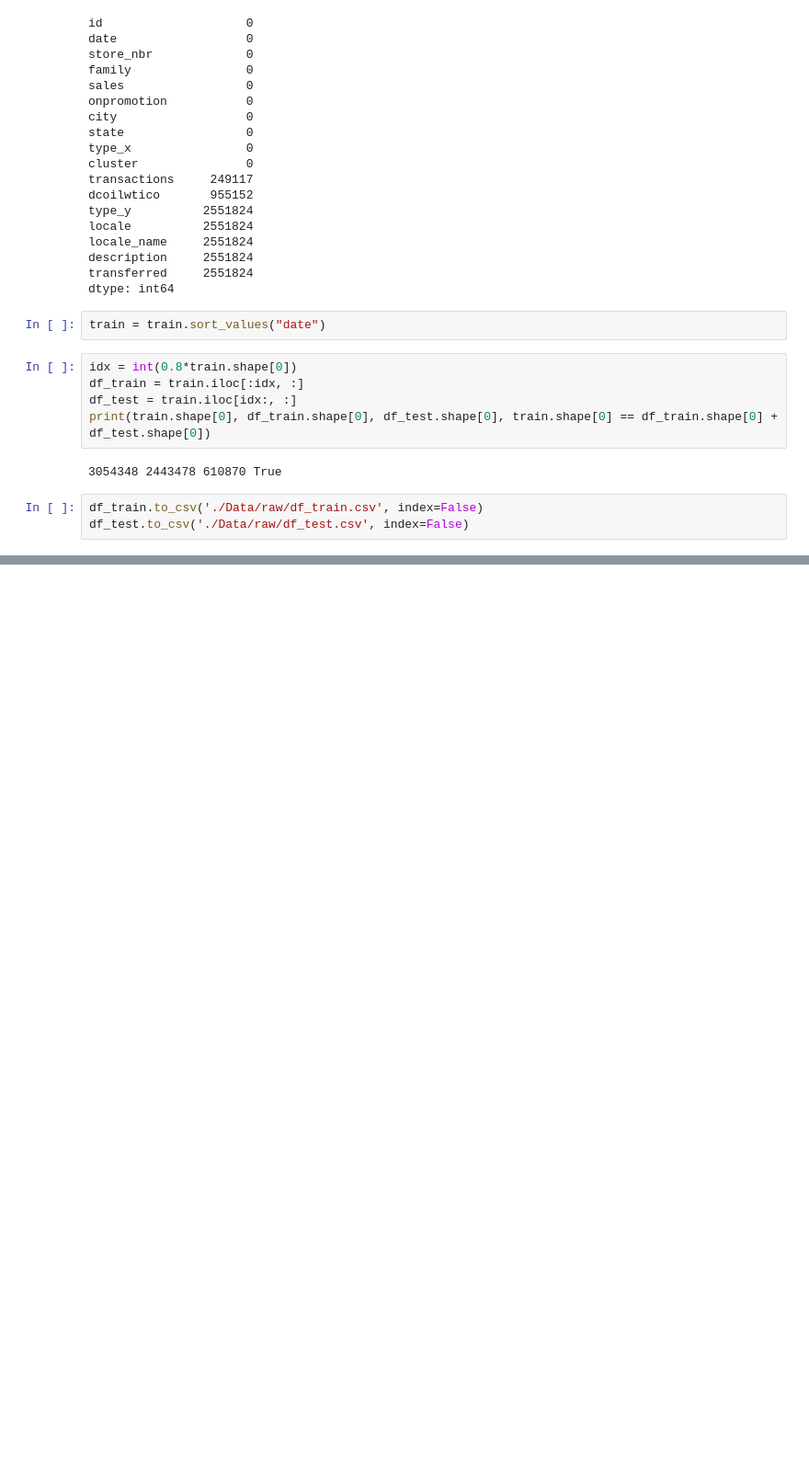
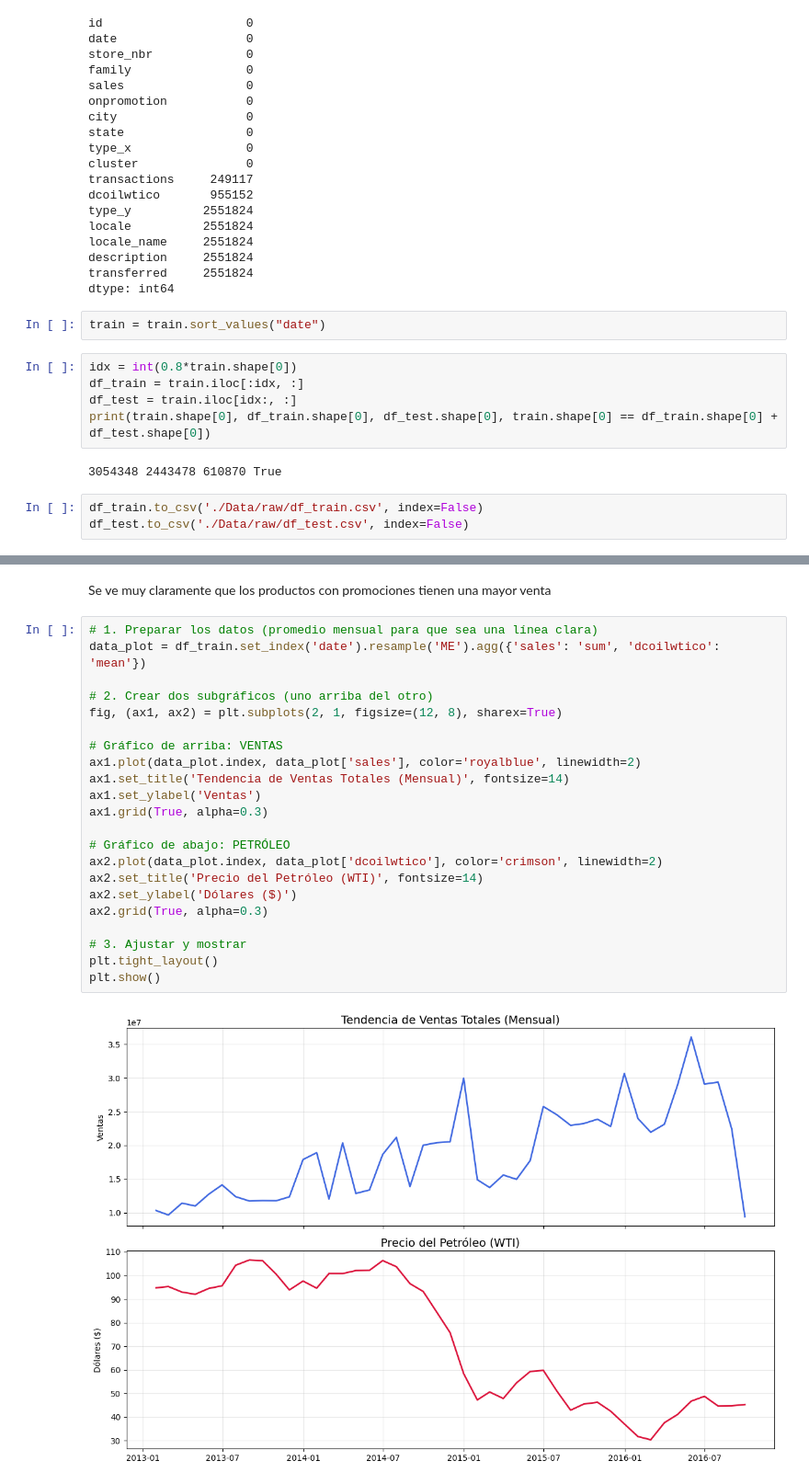
Before and after one commit to yiyinZhou/trabajo_final_PML, a Jupyter notebook: EDA.ipynb, the cells around one changed output, grey strips where cells are left out. Shown at 92% size. Saved outputs shown, nothing was run; the diff lists cells and outputs as text; blank space fills up the shorter version.

```diff
--- a/EDA.ipynb
+++ b/EDA.ipynb
@@ -69,0 +298,26 @@ df_train
+# %% [markdown]
+Se ve muy claramente que los productos con promociones tienen una mayor venta
+# %%
+# 1. Preparar los datos (promedio mensual para que sea una línea clara)
+data_plot = df_train.set_index('date').resample('ME').agg({'sales': 'sum', 'dcoilwtico': 'mean'})
+
+# 2. Crear dos subgráficos (uno arriba del otro)
+fig, (ax1, ax2) = plt.subplots(2, 1, figsize=(12, 8), sharex=True)
+
+# Gráfico de arriba: VENTAS
+ax1.plot(data_plot.index, data_plot['sales'], color='royalblue', linewidth=2)
+ax1.set_title('Tendencia de Ventas Totales (Mensual)', fontsize=14)
+ax1.set_ylabel('Ventas')
+ax1.grid(True, alpha=0.3)
+
+# Gráfico de abajo: PETRÓLEO
+ax2.plot(data_plot.index, data_plot['dcoilwtico'], color='crimson', linewidth=2)
+ax2.set_title('Precio del Petróleo (WTI)', fontsize=14)
+ax2.set_ylabel('Dólares ($)')
+ax2.grid(True, alpha=0.3)
+
+# 3. Ajustar y mostrar
+plt.tight_layout()
+plt.show()
+# %% [output]
+[figure, added]
```
Also changed, not shown: parts of 30 cells of this notebook, 1 other file.
